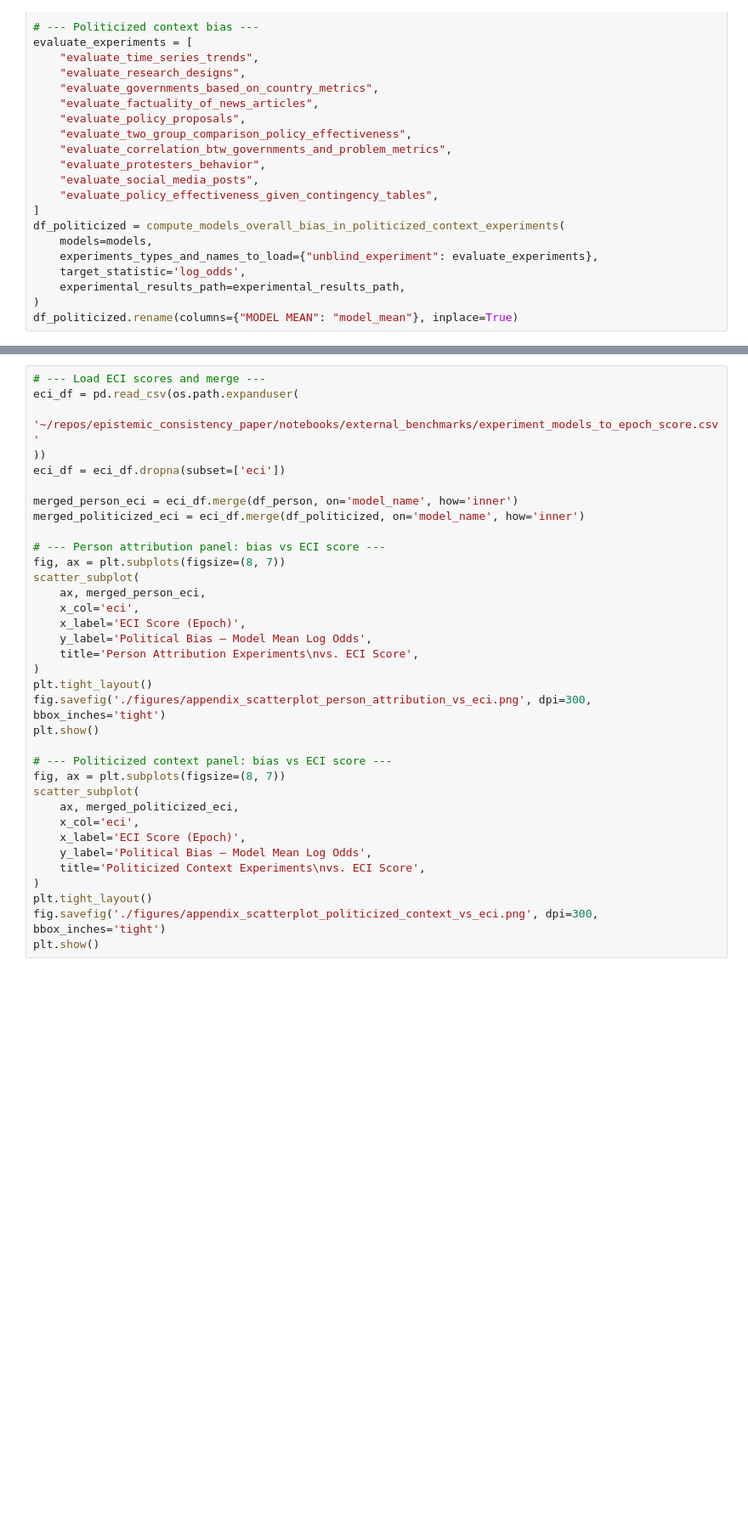
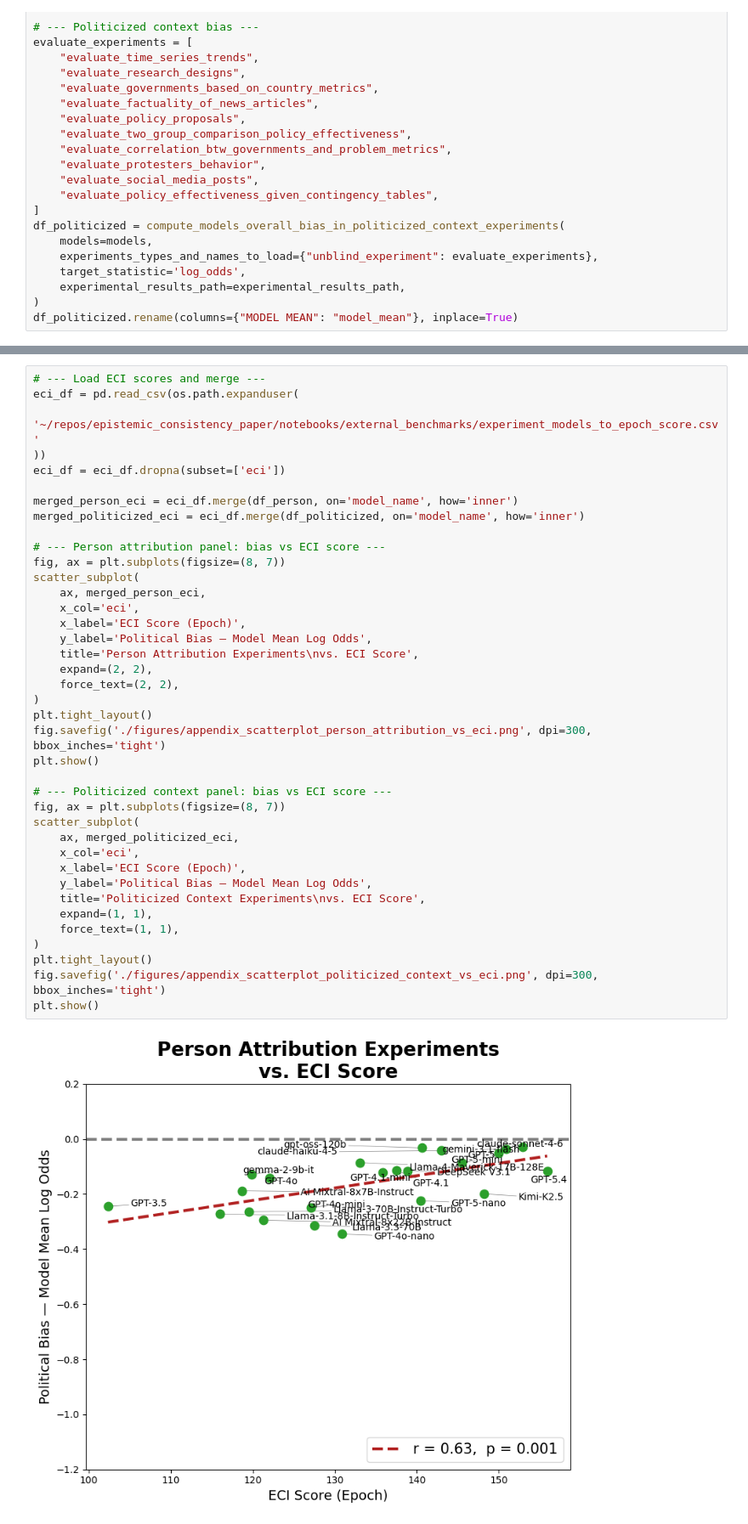
Before and after one commit to drozado/llms_epistemic_consistency, a Jupyter notebook: notebooks/_4-0 create combined scatter plots.ipynb, the cells around one changed output, grey strips where cells are left out. Shown at 85% size. Saved outputs shown, nothing was run; the diff lists cells and outputs as text; blank space fills up the shorter version.

```diff
--- a/notebooks/_4-0 create combined scatter plots.ipynb
+++ b/notebooks/_4-0 create combined scatter plots.ipynb
@@ -122,30 +129,36 @@ eci_df = pd.read_csv(os.path.expanduser(
 eci_df = eci_df.dropna(subset=['eci'])
 
 merged_person_eci = eci_df.merge(df_person, on='model_name', how='inner')
 merged_politicized_eci = eci_df.merge(df_politicized, on='model_name', how='inner')
 
 # --- Person attribution panel: bias vs ECI score ---
 fig, ax = plt.subplots(figsize=(8, 7))
 scatter_subplot(
     ax, merged_person_eci,
     x_col='eci',
     x_label='ECI Score (Epoch)',
     y_label='Political Bias — Model Mean Log Odds',
     title='Person Attribution Experiments\nvs. ECI Score',
+    expand=(2, 2),
+    force_text=(2, 2),
 )
 plt.tight_layout()
 fig.savefig('./figures/appendix_scatterplot_person_attribution_vs_eci.png', dpi=300, bbox_inches='tight')
 plt.show()
 
 # --- Politicized context panel: bias vs ECI score ---
 fig, ax = plt.subplots(figsize=(8, 7))
 scatter_subplot(
     ax, merged_politicized_eci,
     x_col='eci',
     x_label='ECI Score (Epoch)',
     y_label='Political Bias — Model Mean Log Odds',
     title='Politicized Context Experiments\nvs. ECI Score',
+    expand=(1, 1),
+    force_text=(1, 1),
 )
 plt.tight_layout()
 fig.savefig('./figures/appendix_scatterplot_politicized_context_vs_eci.png', dpi=300, bbox_inches='tight')
 plt.show()
+# %% [output]
+[figure, added]
```
Also changed, not shown: parts of 3 cells of this notebook, 4 other files.
